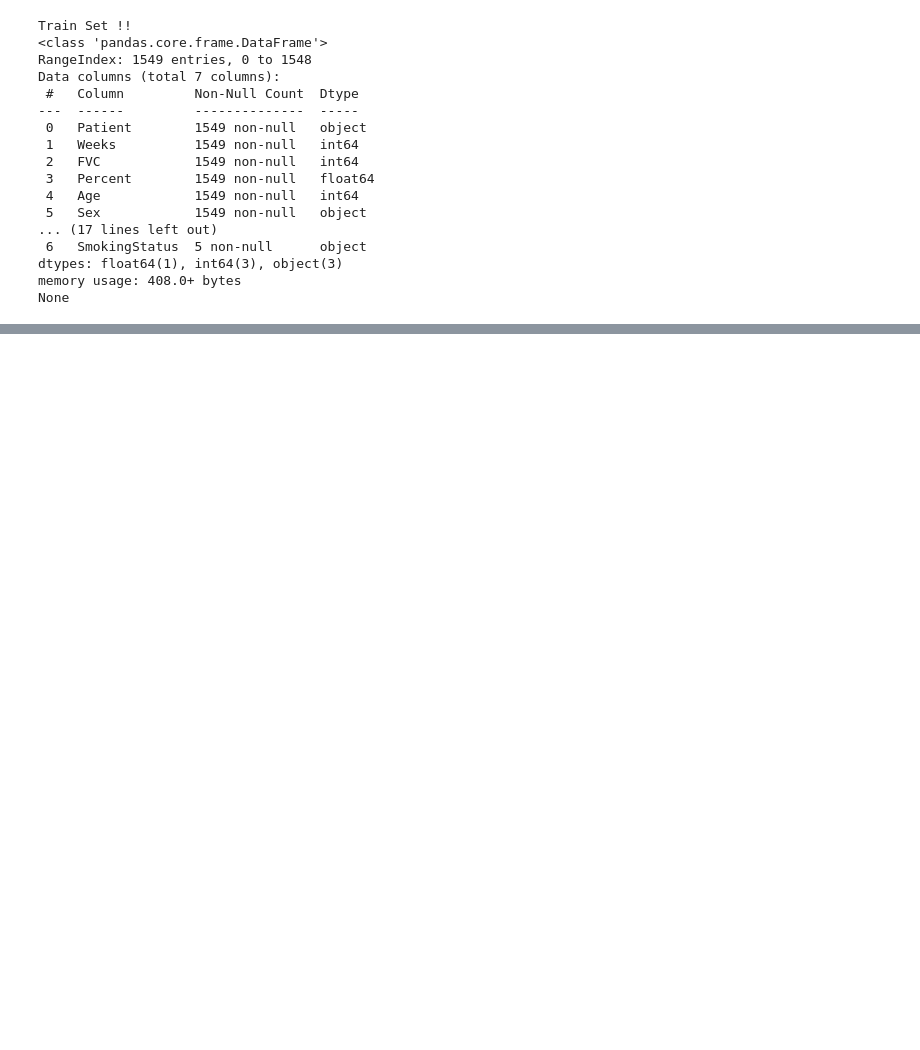
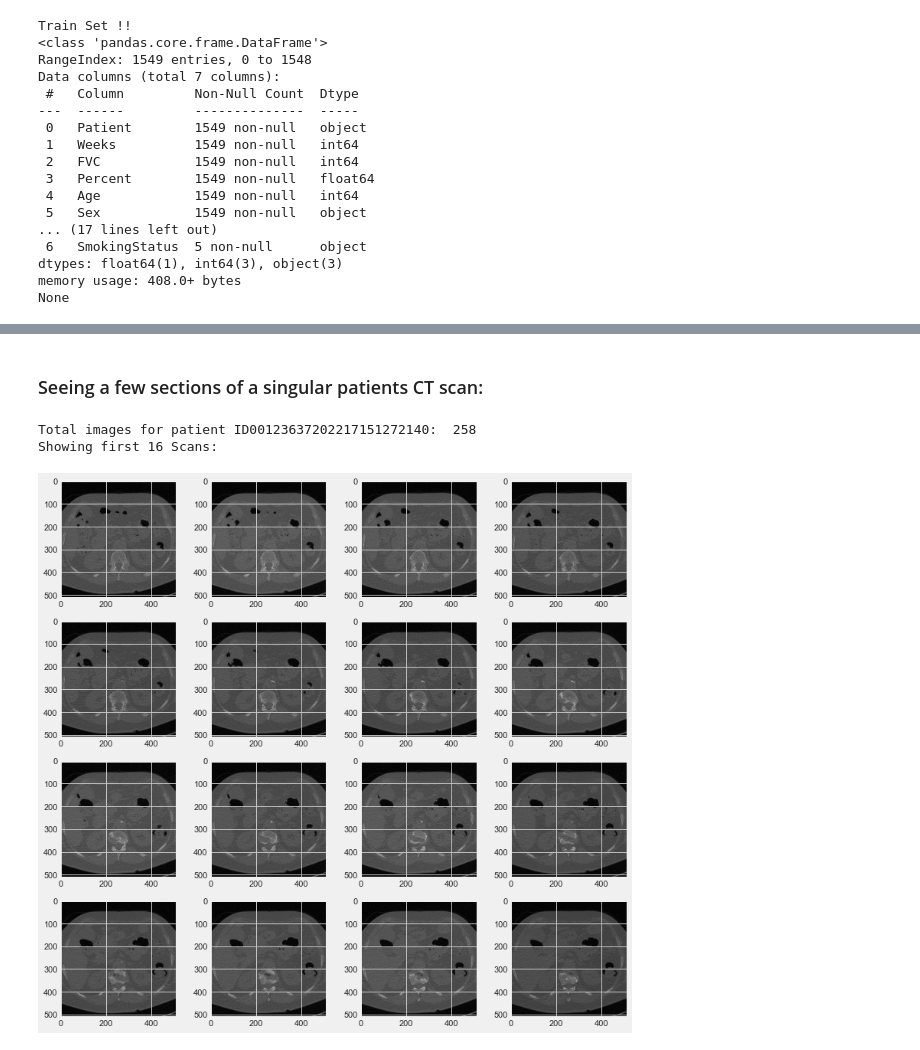
Before and after one commit to PrabhavJain10/Kaggle-Pulmonary-Challenge, a Jupyter notebook: Data Exploration.ipynb, the cells around one changed output, grey strips where cells are left out. Drawn from its saved outputs; the diff is of its cells as text; code cells hidden in the pictures; blank space fills up the shorter version.

```diff
--- a/Data Exploration.ipynb
+++ b/Data Exploration.ipynb
@@ -78,0 +209,22 @@ None
+# %% [markdown]
+### Seeing a few sections of a singular patients CT scan:
+# %%
+imdir = "osic-pulmonary-fibrosis-progression/train/ID00123637202217151272140"
+print("Total images for patient ID00123637202217151272140: ", len(os.listdir(imdir)))
+print("Showing first 16 Scans:")
+
+# view first (columns*rows) images in order
+fig=plt.figure(figsize=(12, 12))
+columns = 4
+rows = 4
+imglist = os.listdir(imdir)
+for i in range(1, columns*rows +1):
+    filename = imdir + "/" + str(i) + ".dcm"
+    ds = pydicom.dcmread(filename)
+    fig.add_subplot(rows, columns, i)
+    plt.imshow(ds.pixel_array, cmap='gray')
+plt.show()
+# %% [output]
+Total images for patient ID00123637202217151272140:  258
+Showing first 16 Scans:
+[figure, added]
```
Also changed, not shown: parts of 24 cells of this notebook.
